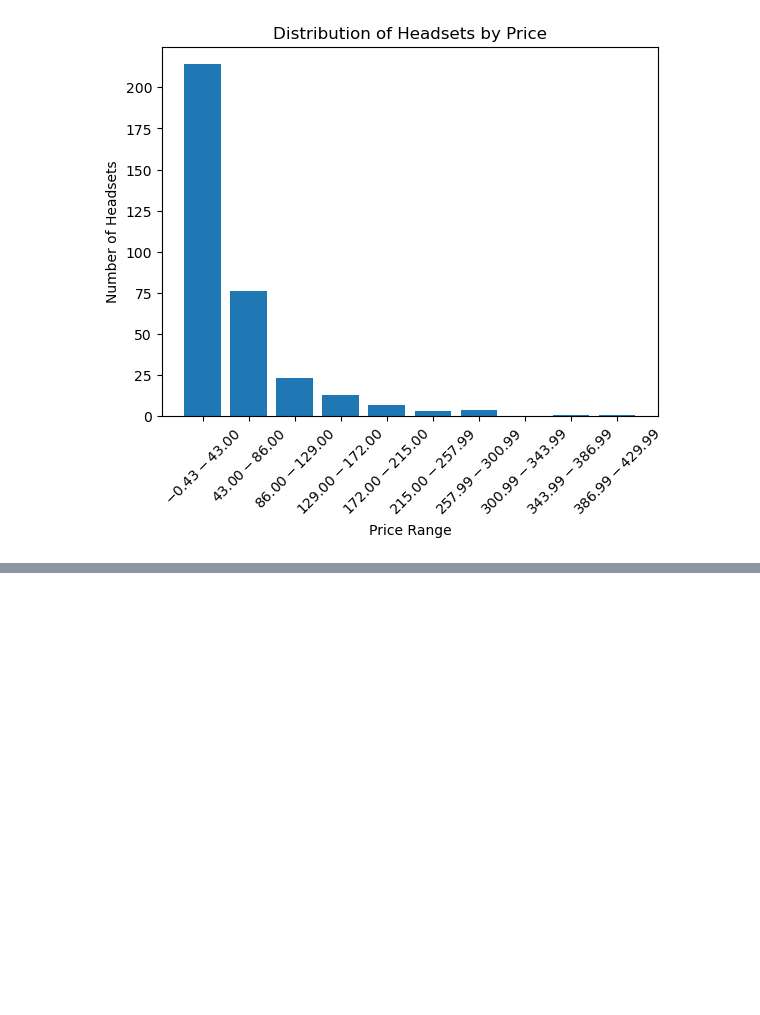
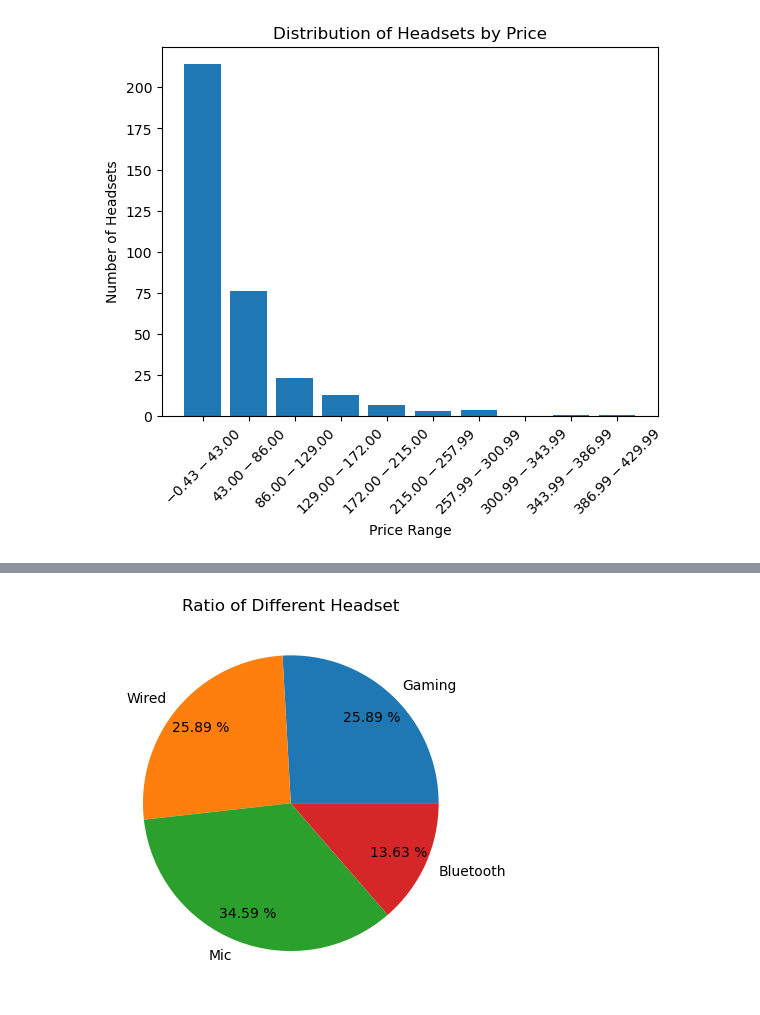
Before and after one commit to sinlesscoder/Data_Analysis_Portfolio, a Jupyter notebook: Amazon Selenium.ipynb, the cells around one changed output, grey strips where cells are left out. Saved outputs shown, nothing was run; the diff lists cells and outputs as text; code cells hidden in the pictures; blank space fills up the shorter version.

```diff
--- a/Amazon Selenium.ipynb
+++ b/Amazon Selenium.ipynb
@@ -271,0 +420,10 @@ plt.show()
+# %%
+weights = [len(gaming_array),len(wired_array), len(microphone_array), len(bluetooth_array)]
+label = ['Gaming', 'Wired', 'Mic', 'Bluetooth']
+
+plt.title('Ratio of Different Headset')
+
+plt.pie(weights, labels=label, pctdistance=0.8,autopct='%.2f %%')
+plt.show()
+# %% [output]
+[figure, added]
```
Also changed, not shown: parts of 11 cells of this notebook.
